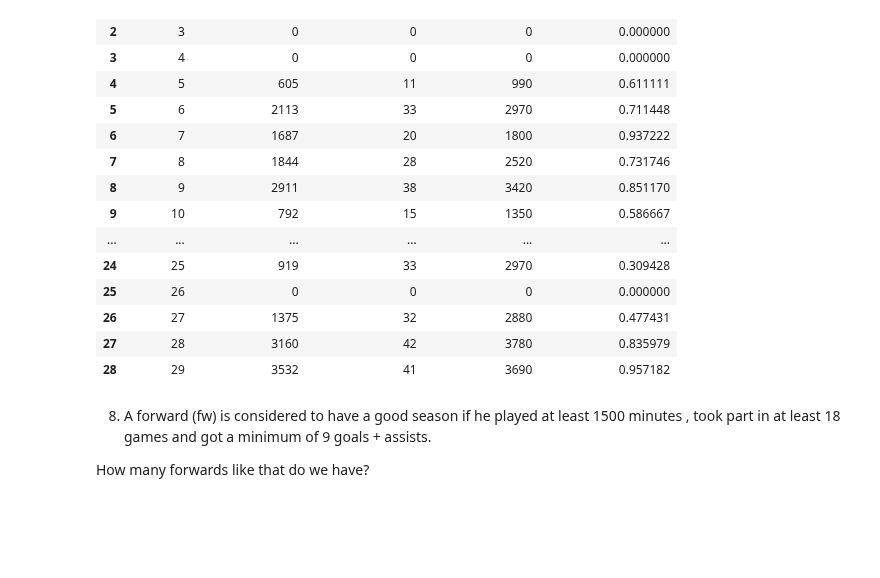
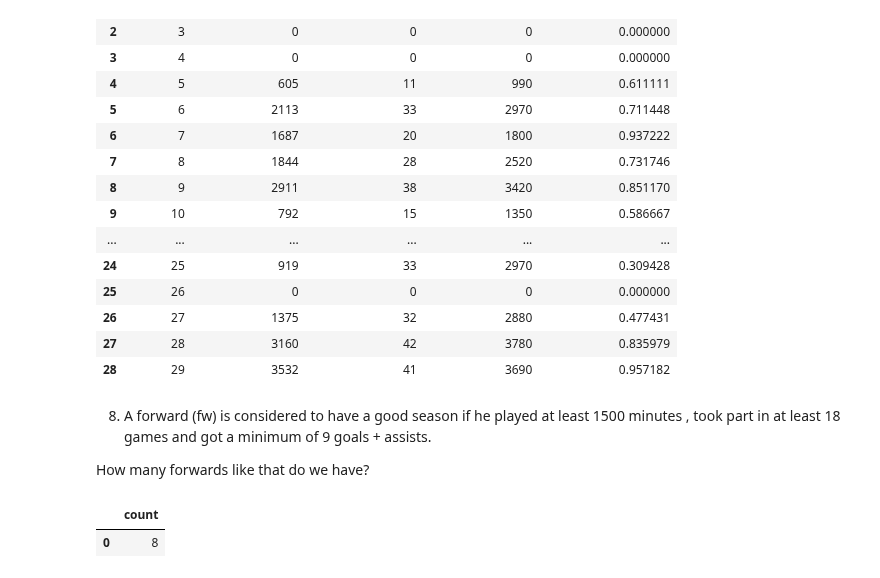
Before and after one commit to tryko/yandex-sql-practice, a Jupyter notebook: itay-sql-lion.ipynb, the cells around one changed output. Drawn from its saved outputs; the diff is of its cells as text; code cells hidden in the pictures; blank space fills up the shorter version.

```diff
--- a/itay-sql-lion.ipynb
+++ b/itay-sql-lion.ipynb
@@ -432,3 +430,38 @@ queryResult(query)
 8. A forward (fw) is considered to have a good season if he played at least 1500 minutes , took part in at least 18 games and got a minimum of 9 goals + assists.
 
 How many forwards like that do we have?
+# %%
+query = '''
+select
+    count(s.player_id)
+from
+    squad s
+
+    left join cup_stats as cup
+    on cup.player_id = s.player_id
+
+    left join league_stats as league
+    on league.player_id = cup.player_id
+
+    left join champions_stats as champ
+    on champ.player_id = s.player_id
+
+    left join supercup_stats as scup
+    on scup.player_id = s.player_id
+
+    left join games_played as gmplayed
+    on gmplayed.player_id = cup.player_id
+where
+    position = 'fw'
+having
+    sum(cup_minutes + league_minutes + champions_minutes + supercup_minutes) >=1500
+    and
+    sum(cup_assists + cup_goals + league_assists + league_goals + champions_assists + champions_goals + supercup_assists + supercup_goals) >=9
+    and
+    sum(cup + league + champions + supercup) >= 18
+'''
+
+queryResult(query)
+# %% [output]
+|  | count |
+| 0 | 8 |
```
Also changed, not shown: parts of 1 cell of this notebook.
